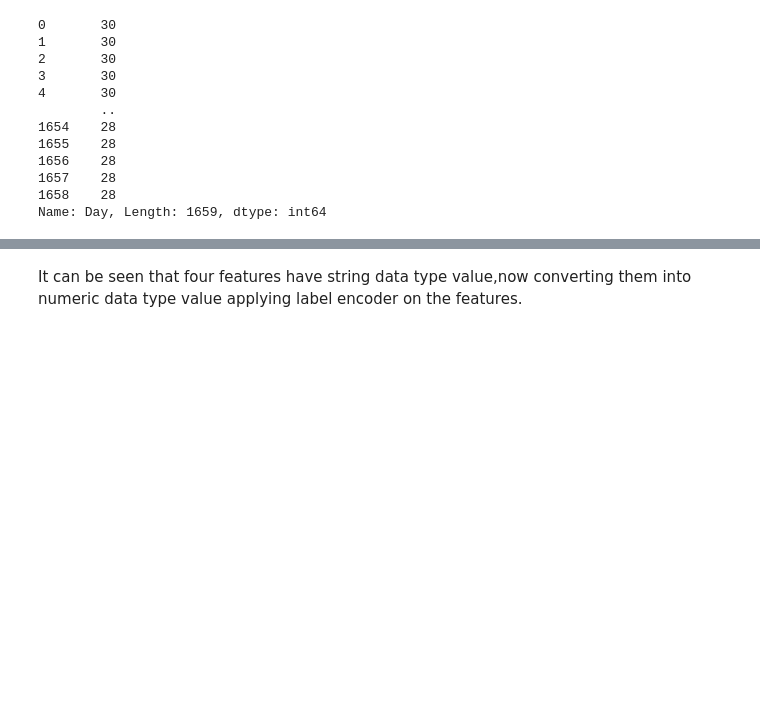
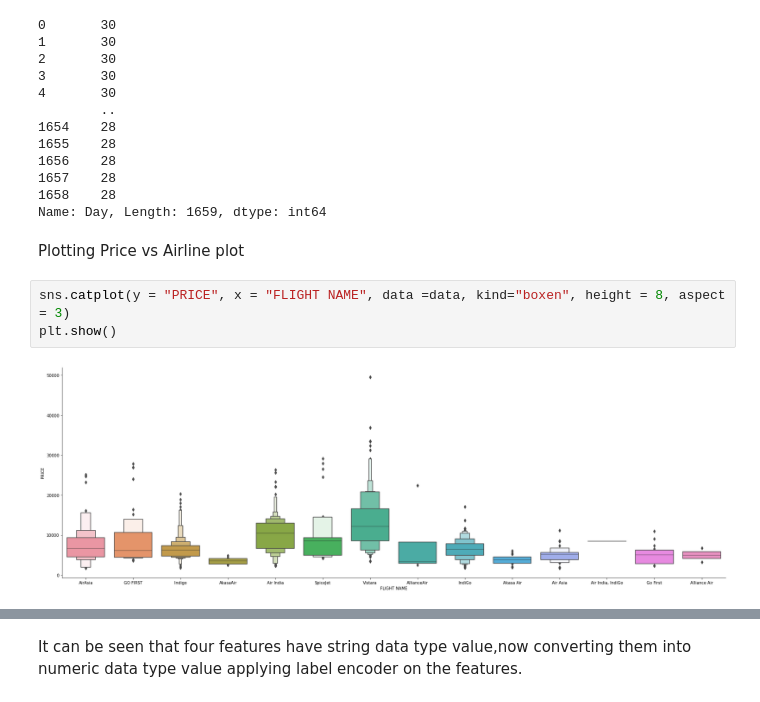
Before and after one commit to Ravi-Bajpai/Internship, a Jupyter notebook: airticket fare prediction/flight price predictionairticket -1.ipynb, the cells around one changed output, grey strips where cells are left out. Cells and saved outputs as stored; diff of their text form; blank space fills up the shorter version.

```diff
--- a/airticket fare prediction/flight price predictionairticket -1.ipynb
+++ b/airticket fare prediction/flight price predictionairticket -1.ipynb
@@ -268,3 +268,10 @@ data['Day']
 1657    28
 1658    28
 Name: Day, Length: 1659, dtype: int64
+# %% [markdown]
+Plotting Price vs Airline plot
+# %%
+sns.catplot(y = "PRICE", x = "FLIGHT NAME", data =data, kind="boxen", height = 8, aspect = 3)
+plt.show()
+# %% [output]
+[figure, added]
```
Also changed, not shown: parts of 21 cells of this notebook.
